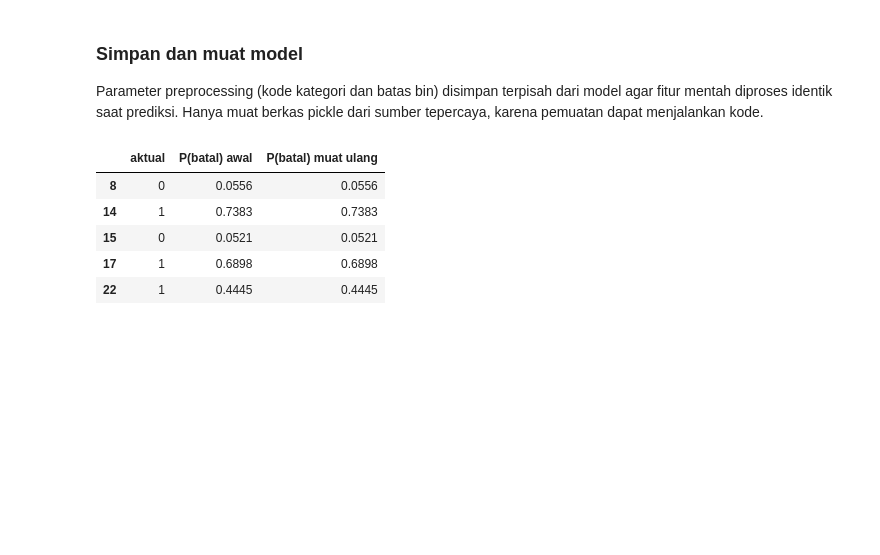
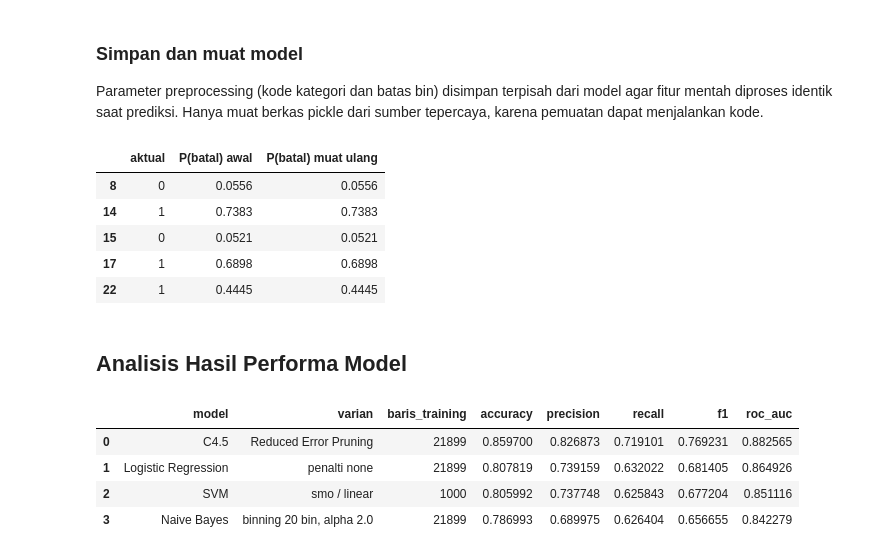
Before and after one commit to Kurt-Mikhael/IF3170_G14_LalapKaoBole, a Jupyter notebook: src/notebooks/main.ipynb, the cells around one changed output. Cells and saved outputs as stored; diff of their text form; code cells hidden in the pictures; blank space fills up the shorter version.

```diff
--- a/src/notebooks/v1.ipynb
+++ b/src/notebooks/main.ipynb
@@ -1028,3 +1362,73 @@ pd.DataFrame({
 | 15 | 0 | 0.0521 | 0.0521 |
 | 17 | 1 | 0.6898 | 0.6898 |
 | 22 | 1 | 0.4445 | 0.4445 |
+# %% [markdown]
+## Analisis Hasil Performa Model
+# %%
+# Semua model memakai validation split yang sama (seed 42, fold pertama StratifiedGroupKFold)
+assert np.array_equal(np.sort(svm_valid_indices), np.sort(nb_valid_idx))
+assert np.array_equal(np.sort(logreg_valid_idx), np.sort(nb_valid_idx))
+assert np.array_equal(np.sort(dtl_valid_idx), np.sort(nb_valid_idx))
+
+svm_custom_table = svm_results[svm_results['backend'] == 'custom']
+svm_best = svm_custom_table.loc[svm_custom_table['f1'].idxmax()]
+svm_best_model = svm_custom_models[(svm_best['solver'], svm_best['kernel'])]
+
+logreg_custom_table = logreg_results[logreg_results['implementation'] == 'custom']
+logreg_best = logreg_custom_table.loc[logreg_custom_table['f1'].idxmax()]
+logreg_best_model = logreg_custom_models[logreg_best['variant']]
+
+nb_final_X_valid = nb_transform(nb_raw_valid, nb_final_params, NB_MODE)
+
+final_models = {
+    'C4.5': {
+        'varian': f'REP + oversampling x{DTL_FACTOR}',
+        'baris_training': len(dtl_grow_idx) + len(dtl_prune_idx),
+        'y': dtl_y_valid.to_numpy(),
+        'predict': lambda: dtl_tree.predict(dtl_X_valid),
+        'score': lambda: dtl_predict_proba(dtl_tree, dtl_X_valid)[:, 1],
+    },
+    'SVM': {
+        'varian': f"{svm_best['solver']} / {svm_best['kernel']}",
+        'baris_training': len(svm_train_indices),
+        'y': svm_y_valid.to_numpy(),
+        'predict': lambda: svm_best_model.predict(svm_X_valid),
+        'score': lambda: svm_best_model.decision_function(svm_X_valid),
+    },
+    'Logistic Regression': {
+        'varian': f"penalti {logreg_best['variant']}",
+        'baris_training': len(logreg_train_idx),
+        'y': logreg_y_valid,
+        'predict': lambda: logreg_best_model.predict(logreg_X_valid),
+        'score': lambda: logreg_best_model.predict_proba(logreg_X_valid)[:, 1],
+    },
+    'Naive Bayes': {
+        'varian': f'binning {NB_BINS} bin, alpha {NB_ALPHA}',
+        'baris_training': len(nb_train_idx),
+        'y': nb_y_valid,
+        'predict': lambda: nb_final_model.predict(nb_final_X_valid),
+        'score': lambda: nb_final_model.predict_proba(nb_final_X_valid)[:, 1],
+    },
+}
+
+final_rows, final_predictions = [], {}
+for model_name, info in final_models.items():
+    predictions = info['predict']()
+    final_predictions[model_name] = (info['y'], predictions)
+    final_rows.append({
+        'model': model_name, 'varian': info['varian'], 'baris_training': info['baris_training'],
+        'accuracy': accuracy_score(info['y'], predictions),
+        'precision': precision_score(info['y'], predictions, zero_division=0),
+        'recall': recall_score(info['y'], predictions, zero_division=0),
+        'f1': f1_score(info['y'], predictions, zero_division=0),
+        'roc_auc': roc_auc_score(info['y'], info['score']()),
+    })
+final_results = pd.DataFrame(final_rows).sort_values('f1', ascending=False).reset_index(drop=True)
+final_results.to_csv(OUTPUT_DIR / 'model_comparison.csv', index=False)
+final_results
+# %% [output]
+|  | model | varian | baris_training | accuracy | precision | recall | f1 | roc_auc |
+| 0 | C4.5 | Reduced Error Pruning | 21899 | 0.859700 | 0.826873 | 0.719101 | 0.769231 | 0.882565 |
+| 1 | Logistic Regression | penalti none | 21899 | 0.807819 | 0.739159 | 0.632022 | 0.681405 | 0.864926 |
+| 2 | SVM | smo / linear | 1000 | 0.805992 | 0.737748 | 0.625843 | 0.677204 | 0.851116 |
+| 3 | Naive Bayes | binning 20 bin, alpha 2.0 | 21899 | 0.786993 | 0.689975 | 0.626404 | 0.656655 | 0.842279 |
```
Also changed, not shown: parts of 35 cells of this notebook, 30 other files.
